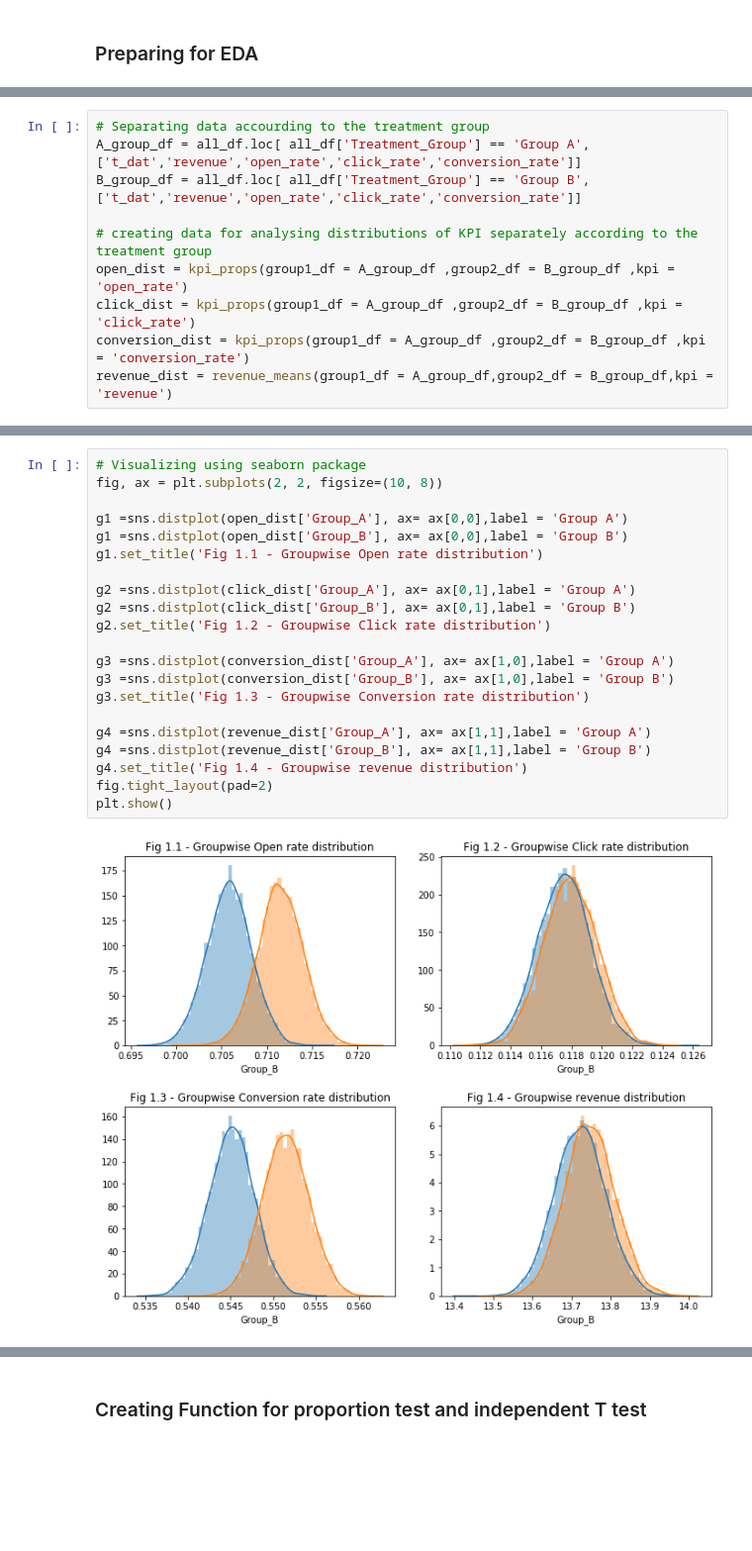
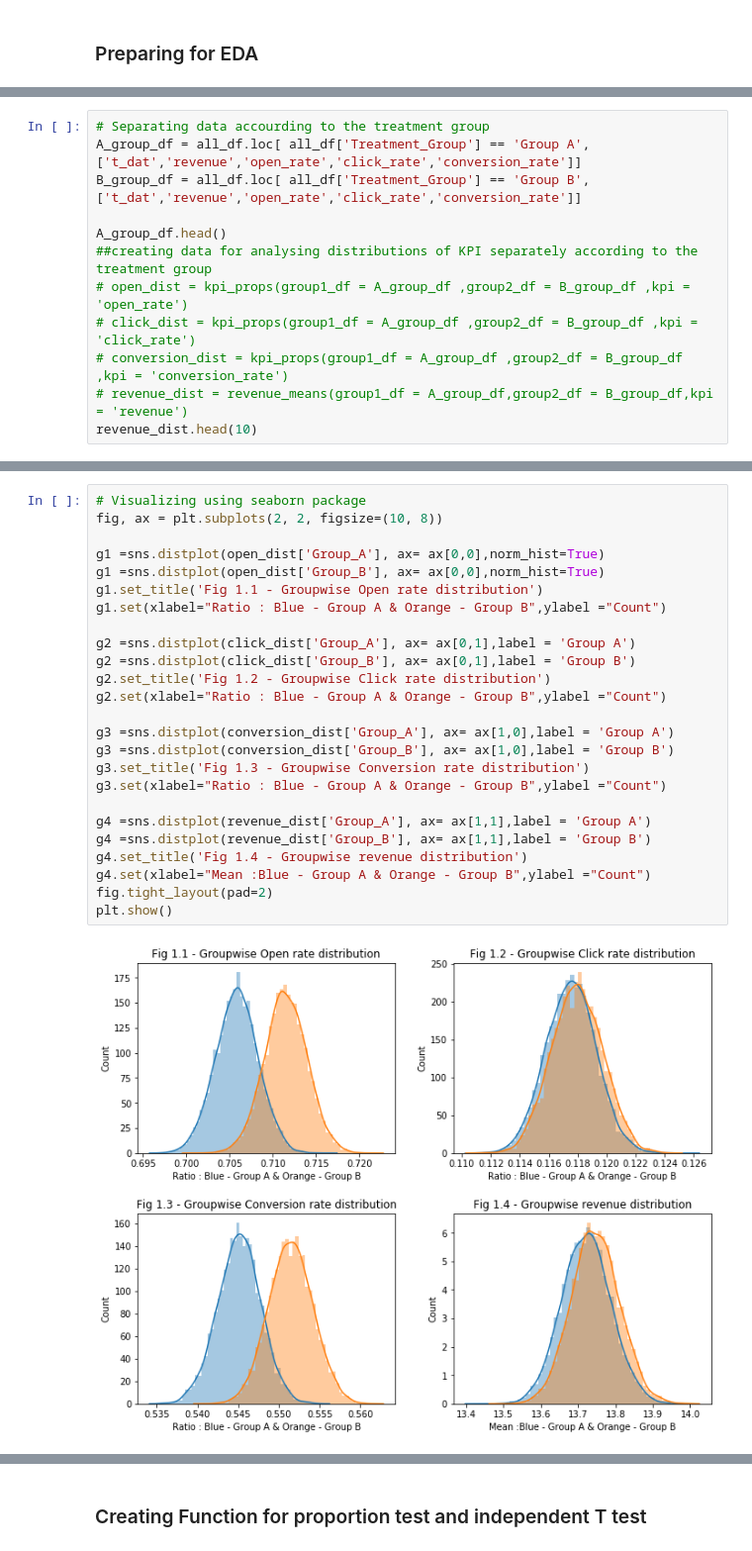
Before and after one commit to Ravi339/Statistics, a Jupyter notebook: H&M.ipynb, the cells around one changed output, grey strips where cells are left out. Shown: that part at 99% size. Saved outputs shown, nothing was run; the diff lists cells and outputs as text; blank space fills up the shorter version.

```diff
--- a/H&M.ipynb
+++ b/H&M.ipynb
@@ -173,8 +173,10 @@ mean   0.708641    0.117745         0.548276  13.733935
 A_group_df = all_df.loc[ all_df['Treatment_Group'] == 'Group A',['t_dat','revenue','open_rate','click_rate','conversion_rate']]
 B_group_df = all_df.loc[ all_df['Treatment_Group'] == 'Group B',['t_dat','revenue','open_rate','click_rate','conversion_rate']]
 
-# creating data for analysing distributions of KPI separately according to the treatment group
-open_dist = kpi_props(group1_df = A_group_df ,group2_df = B_group_df ,kpi = 'open_rate')
-click_dist = kpi_props(group1_df = A_group_df ,group2_df = B_group_df ,kpi = 'click_rate')
-conversion_dist = kpi_props(group1_df = A_group_df ,group2_df = B_group_df ,kpi = 'conversion_rate')
-revenue_dist = revenue_means(group1_df = A_group_df,group2_df = B_group_df,kpi = 'revenue')
+A_group_df.head()
+##creating data for analysing distributions of KPI separately according to the treatment group
+# open_dist = kpi_props(group1_df = A_group_df ,group2_df = B_group_df ,kpi = 'open_rate')
+# click_dist = kpi_props(group1_df = A_group_df ,group2_df = B_group_df ,kpi = 'click_rate')
+# conversion_dist = kpi_props(group1_df = A_group_df ,group2_df = B_group_df ,kpi = 'conversion_rate')
+# revenue_dist = revenue_means(group1_df = A_group_df,group2_df = B_group_df,kpi = 'revenue')
+revenue_dist.head(10)
@@ -181,25 +262,29 @@ revenue_dist = revenue_means(group1_df = A_group_df,group2_df = B_group_df,kpi =
 # %%
 # Visualizing using seaborn package
 fig, ax = plt.subplots(2, 2, figsize=(10, 8))
 
-g1 =sns.distplot(open_dist['Group_A'], ax= ax[0,0],label = 'Group A')
-g1 =sns.distplot(open_dist['Group_B'], ax= ax[0,0],label = 'Group B')
+g1 =sns.distplot(open_dist['Group_A'], ax= ax[0,0],norm_hist=True)
+g1 =sns.distplot(open_dist['Group_B'], ax= ax[0,0],norm_hist=True)
 g1.set_title('Fig 1.1 - Groupwise Open rate distribution')
+g1.set(xlabel="Ratio : Blue - Group A & Orange - Group B",ylabel ="Count")
 
 g2 =sns.distplot(click_dist['Group_A'], ax= ax[0,1],label = 'Group A')
 g2 =sns.distplot(click_dist['Group_B'], ax= ax[0,1],label = 'Group B')
 g2.set_title('Fig 1.2 - Groupwise Click rate distribution')
+g2.set(xlabel="Ratio : Blue - Group A & Orange - Group B",ylabel ="Count")
 
 g3 =sns.distplot(conversion_dist['Group_A'], ax= ax[1,0],label = 'Group A')
 g3 =sns.distplot(conversion_dist['Group_B'], ax= ax[1,0],label = 'Group B')
 g3.set_title('Fig 1.3 - Groupwise Conversion rate distribution')
+g3.set(xlabel="Ratio : Blue - Group A & Orange - Group B",ylabel ="Count")
 
 g4 =sns.distplot(revenue_dist['Group_A'], ax= ax[1,1],label = 'Group A')
 g4 =sns.distplot(revenue_dist['Group_B'], ax= ax[1,1],label = 'Group B')
 g4.set_title('Fig 1.4 - Groupwise revenue distribution')
+g4.set(xlabel="Mean :Blue - Group A & Orange - Group B",ylabel ="Count")
 fig.tight_layout(pad=2)
 plt.show()
 # %% [output]
-[figure, old version]
+[figure, new version]
 # %%
 # plot for comulative revenue over the times in the respective groups
```
Also changed, not shown: parts of 9 cells of this notebook.
